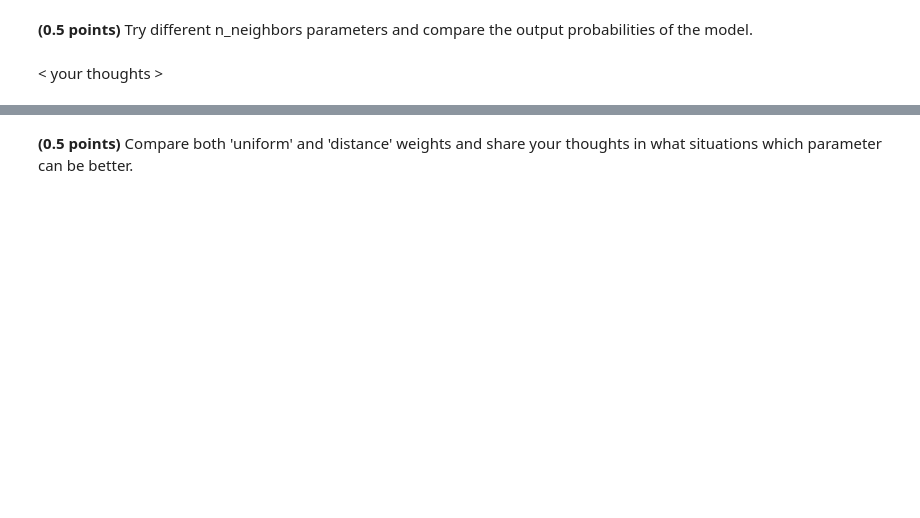
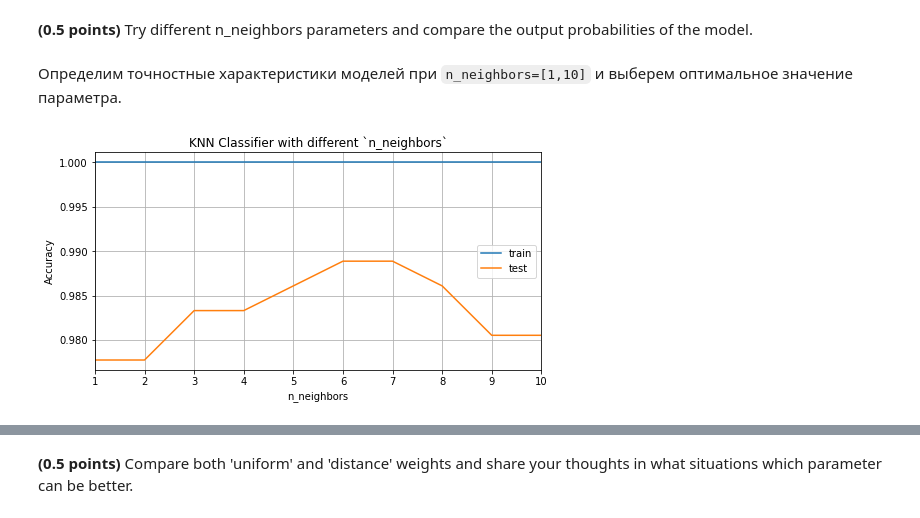
Before and after one commit to aslmyura/ml-python, a Jupyter notebook: 5_classification_linear_knn/hw_classification.ipynb, the cells around one changed output, grey strips where cells are left out. Cells and saved outputs as stored; diff of their text form; code cells hidden in the pictures; blank space fills up the shorter version.

```diff
--- a/5_classification_linear_knn/hw_classification.ipynb
+++ b/5_classification_linear_knn/hw_classification.ipynb
@@ -615,2 +617,25 @@ assert test_acc > 0.98
-# %% [markdown]
-< your thoughts >
+# %% [markdown]
+Определим точностные характеристики моделей при `n_neighbors=[1,10]` и выберем оптимальное значение параметра.
+# %%
+n_neigh = np.arange(1,11)
+
+train_acc_k = []
+test_acc_k = []
+for n_i in n_neigh:
+    model_KK = CustomKNeighborsClassifier(n_neighbors=n_i, weights='distance')
+    tr, tst = fit_evaluate_without_plot(model_KK, X_train, y_train, X_test, y_test)
+    train_acc_k.append(tr)
+    test_acc_k.append(tst)
+# %%
+plt.figure(figsize=(8,4))
+plt.plot(n_neigh, train_acc_k)
+plt.plot(n_neigh, test_acc_k)
+plt.title('KNN Classifier with different `n_neighbors`')
+plt.xlabel('n_neighbors')
+plt.ylabel('Accuracy')
+plt.legend(['train', 'test'])
+plt.grid()
+plt.xlim(1,10)
+plt.show()
+# %% [output]
+[figure, added]
```
Also changed, not shown: parts of 25 cells of this notebook.
